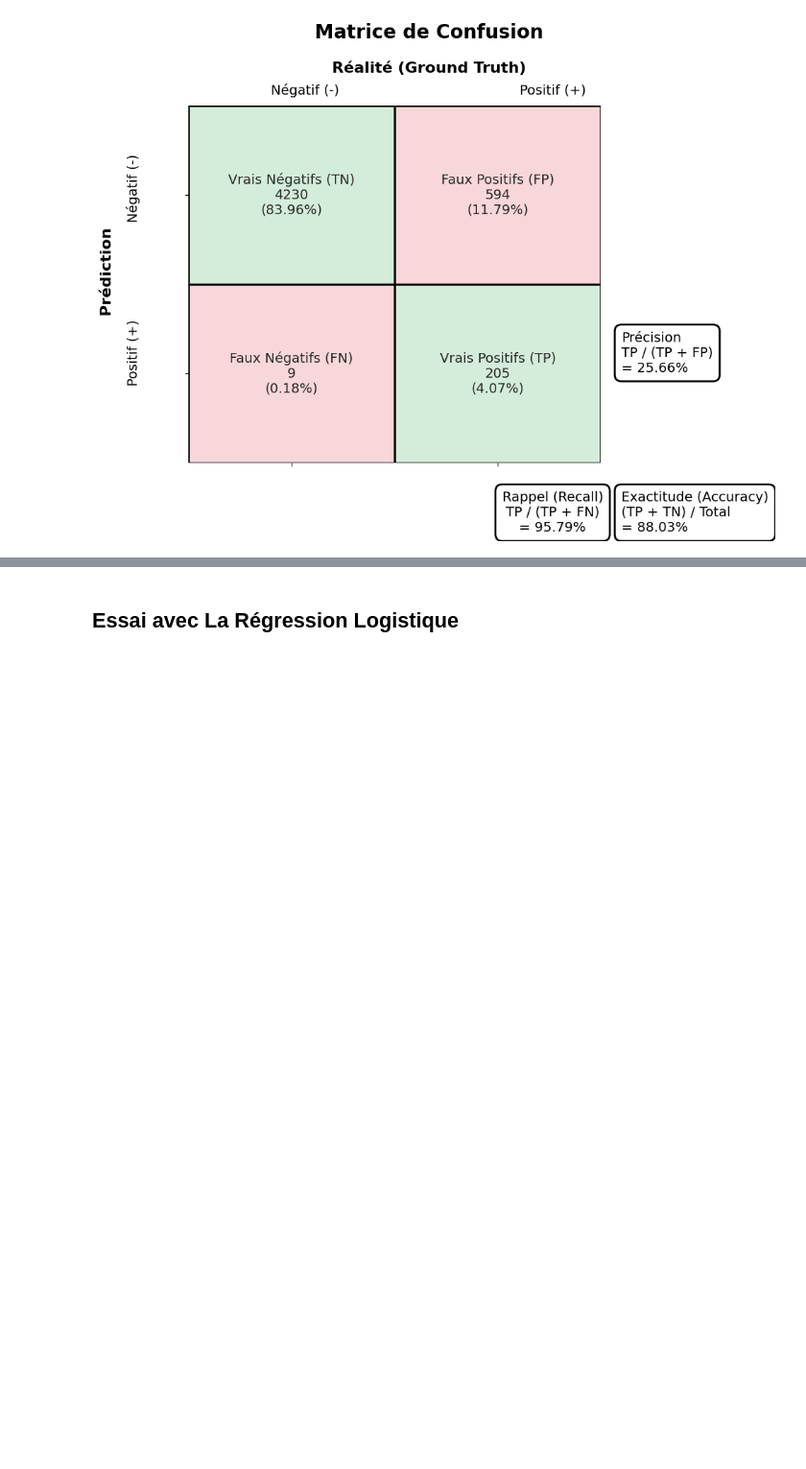
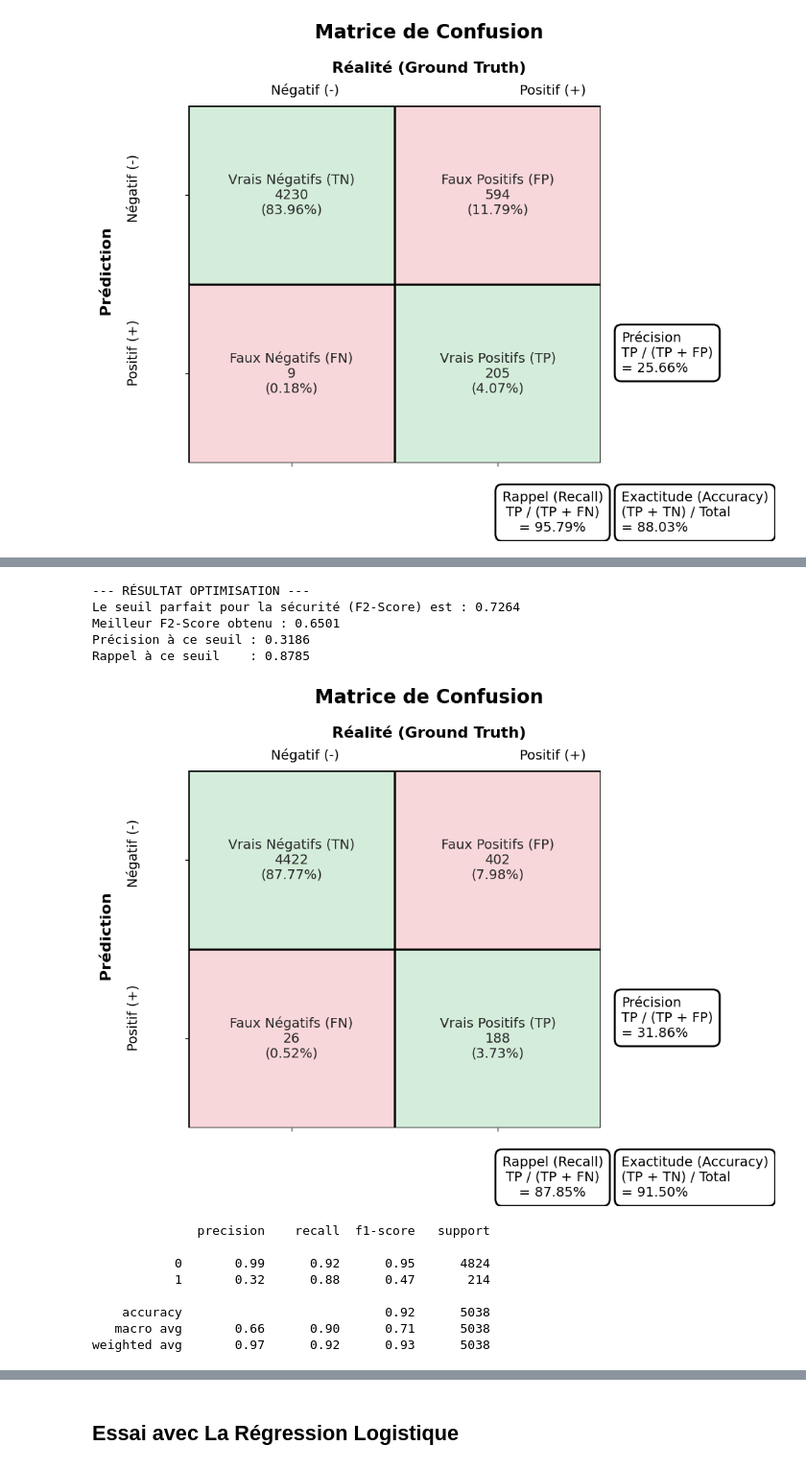
Before and after one commit to MehdiBoussalem/Nasa-ML, a Jupyter notebook: ml.ipynb, the cells around one changed output, grey strips where cells are left out. Shown at 96% size. Cells and saved outputs as stored; diff of their text form; code cells hidden in the pictures; blank space fills up the shorter version.

```diff
--- a/ml.ipynb
+++ b/ml.ipynb
@@ -298,0 +322,51 @@ Taille après SMOTE : {0: 19296, 1: 19296}
+# %%
+import numpy as np
+from sklearn.metrics import fbeta_score
+
+# 1. On teste tous les seuils possibles de la courbe
+f2_scores = []
+# On parcourt les seuils calculés par precision_recall_curve
+for t in thresholds:
+    # On crée des prédictions temporaires pour ce seuil t
+    y_pred_temp = (y_scores >= t).astype(int)
+    # On calcule le F2 (beta=2 privilégie le rappel)
+    score = fbeta_score(y_test, y_pred_temp, beta=2)
+    f2_scores.append(score)
+
+# 2. On trouve l'index du meilleur score
+best_idx = np.argmax(f2_scores)
+best_threshold = thresholds[best_idx]
+best_f2 = f2_scores[best_idx]
+
+print(f"--- RÉSULTAT OPTIMISATION ---")
+print(f"Le seuil parfait pour la sécurité (F2-Score) est : {best_threshold:.4f}")
+print(f"Meilleur F2-Score obtenu : {best_f2:.4f}")
+
+# 3. On regarde ce que ça donne en Précision/Rappel à ce seuil précis
+print(f"Précision à ce seuil : {precisions[best_idx]:.4f}")
+print(f"Rappel à ce seuil    : {recalls[best_idx]:.4f}")
+# %% [output]
+--- RÉSULTAT OPTIMISATION ---
+Le seuil parfait pour la sécurité (F2-Score) est : 0.7264
+Meilleur F2-Score obtenu : 0.6501
+Précision à ce seuil : 0.3186
+Rappel à ce seuil    : 0.8785
+# %%
+# Application du seuil optimisé
+y_pred_final = (y_scores >= best_threshold).astype(int)
+
+# Affichage avec ta fonction personnalisée
+conf_matrix_final = confusion_matrix(y_test, y_pred_final)
+plot_confusion_matrix_custom(conf_matrix_final)
+
+print(classification_report(y_test, y_pred_final))
+# %% [output]
+[figure, added]
+              precision    recall  f1-score   support
+
+           0       0.99      0.92      0.95      4824
+           1       0.32      0.88      0.47       214
+
+    accuracy                           0.92      5038
+   macro avg       0.66      0.90      0.71      5038
+weighted avg       0.97      0.92      0.93      5038
```
Also changed, not shown: parts of 9 cells of this notebook.
